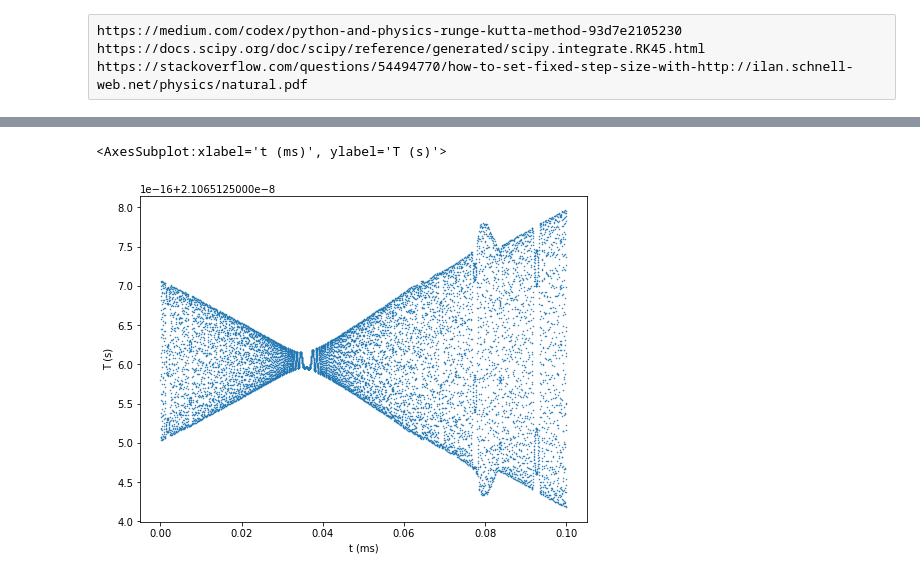
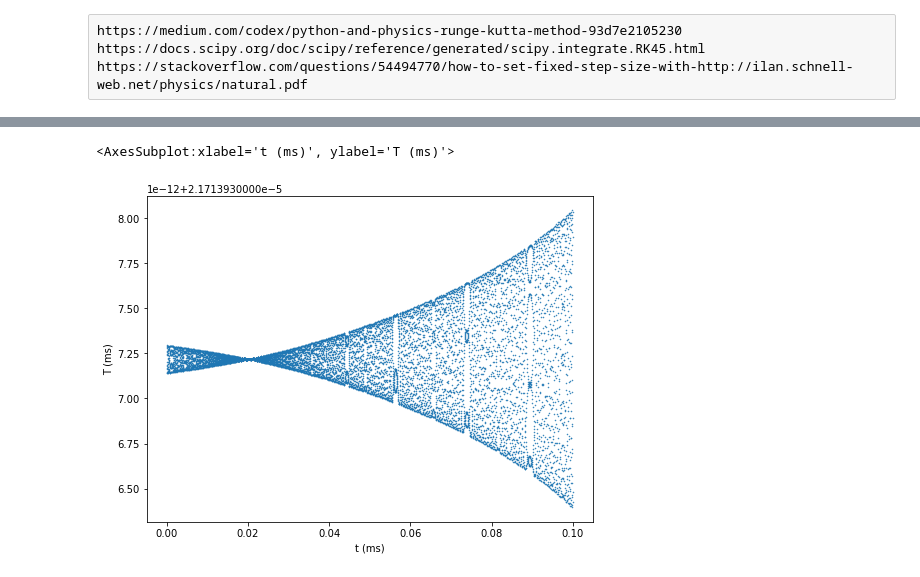
Before and after one commit to jvonk/CRES, a Jupyter notebook: Particle Motion.ipynb, the cells around one changed output, grey strips where cells are left out. Cells and saved outputs as stored; diff of their text form; code cells hidden in the pictures.

```diff
--- a/Particle Motion.ipynb
+++ b/Particle Motion.ipynb
@@ -112,32 +115,34 @@ def fr(unit, val):
 # %%
 num_points = 10000
 # 1% per meter
-e = fr("C", 1.602176634e-19) # = 1.602176634e-19 C by definition
-c = 1 # = 2.99792458e8 m/s
-m = 5.1099906e5 # m_e = 9.1093897e-31 kg
-E = np.array([0, 0, 0]) # = 0 V/m
-B = fr("T", np.array([1, 0, 0])) # = 1 Tesla
-t_span = (0, fr("s", 100e-6)) # = 100 us
-p0 = np.array([100e6, 100e6, 100e6]) # = 100 MeV
-r0 = np.array([0, 0, 0]) # = 0 m
+e = fr("C", 1.602176634e-19)
+c = 1
+m = fr("eV", 5.1099906e5)
+E_0 = fr("V/m", np.array([0, 0, 0]))
+E_r = lambda r: E_0
+B_0 = fr("T", np.array([1, 0, 0]))
+B_r = lambda r: B_0
+t_span = (0, fr("us", 100))
+p0 = fr("MeV", np.array([100, 100, 100]))
+r0 = fr("m", np.array([0, 0, 0]))
 rtol = 1e-5 # = 0.001%
-p_atol = 1*m/num_points
-r_atol = c*t_span[1]/num_points
+p_atol = fr("keV", 1)
+r_atol = fr("cm", 1)
 atol = np.array([p_atol, p_atol, p_atol, r_atol, r_atol, r_atol])
 t_eval = np.linspace(*t_span, num_points) # 10000 points inside t_span
 # %%
 def gamma(p):
     return math.sqrt(1 + np.linalg.norm(p)**2/(m**2 * c**2))
-def lorentz(v):
-    return e * (E + np.cross(v, B) / c)
-def g0(v, l, gv):
-    return v * gv**2 / m**2 / c**6 * np.dot(v, v) * [np.dot(l, l) - e**2 * np.dot(v, E)**2]
+def lorentz(r, v):
+    return e * (E_r(r) + np.cross(v, B_r(r)) / c)
+def g0(r, v, l, gv):
+    return v * gv**2 / m**2 / c**6 * np.dot(v, v) * [np.dot(l, l) - e**2 * np.dot(v, E_r(r))**2]
 def fun(t, y):
     p, r = np.split(y, 2)
     gv = gamma(p)
     v = p / (m * gv)
-    l = lorentz(v)
-    g = g0(v, l, gv)
+    l = lorentz(r, v)
+    g = g0(r, v, l, gv)
     dpdt = l - 2/3 * e**2 / c * g
     drdt = v
     return np.concatenate([dpdt, drdt])
@@ -163,7 +168,7 @@ def plot(ax, u, label_u, unit_u, c=None, label_c=None, unit_c=None):
             ax.set_ylabel(f"{label_u} ({unit_u})")
     else:
         if u.ndim > 1 and u.shape[0] > 1:
-            sc = ax.scatter(*u, cmap="hot", marker=".", s=1)
+            sc = ax.scatter(*u, marker=".", s=1)
             ax.set_xlabel(f"{label_u}_x ({unit_u})")
             ax.set_ylabel(f"{label_u}_y ({unit_u})")
             if u.shape[0] > 2:
@@ -208,7 +213,7 @@ t = sol.t
 y = sol.y
 p, r = np.split(y, 2)
 # %%
-v = p / (m * gamma(p_sol))
+v = p / (m * gamma(p))
 r_corr = r - np.tile(np.mean(r, axis=1), (r.shape[1],1)).T
 v_corr = v - np.tile(np.mean(v, axis=1), (v.shape[1],1)).T
 omega = np.cross(r_corr, v_corr, axis=0)/np.linalg.norm(r_corr[1:], axis=0)**2
@@ -217,3 +222,5 @@ beta = np.linalg.norm(v_corr, axis=0)/c
 P = 2*(e*omega[0])**2/(3*c)*(beta_perp**2)/(1 - beta**2)
 frequency = 2 * np.pi * np.abs(omega[0])
 period = 1/frequency
+B = np.apply_along_axis(B_r, 0, r)
+E = np.apply_along_axis(E_r, 0, r)
@@ -261,9 +275,10 @@ plot(plt.axes(), frequency, "f", "Hz", t, "t", "ms")
 # %%
 plt.figure(figsize=standard_figsize)
-plot(plt.axes(), period, "T", "s", t, "t", "ms")
+plot(plt.axes(), period, "T", "ms", t, "t", "ms")
+# plt.yscale("log")
 # %% [output]
-<AxesSubplot:xlabel='t (ms)', ylabel='T (s)'>
+<AxesSubplot:xlabel='t (ms)', ylabel='T (ms)'>
-[figure, old version]
+[figure, new version]
 # %%
 plt.figure(figsize=square_figsize)
 plot(plt.axes(), r[1:], "r", "m", t, "t", "ms")
```
Also changed, not shown: parts of 24 cells of this notebook.
